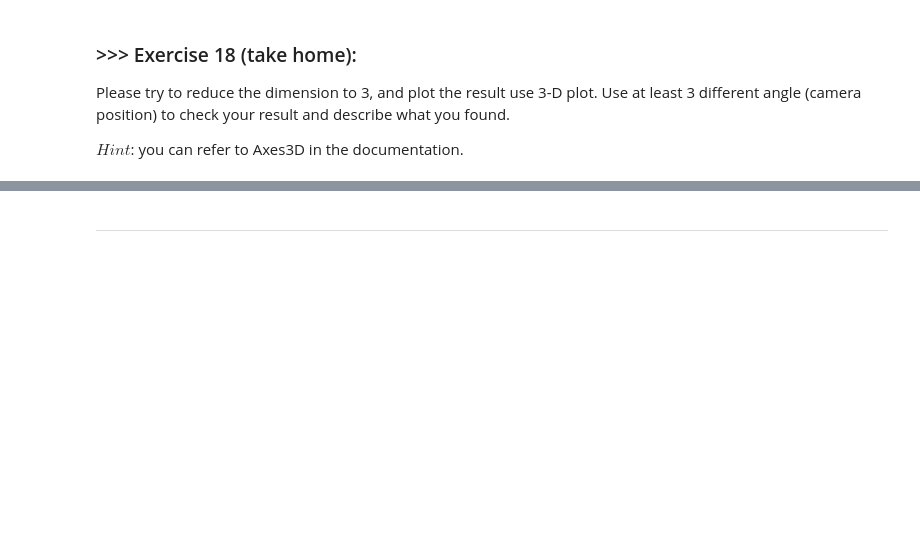
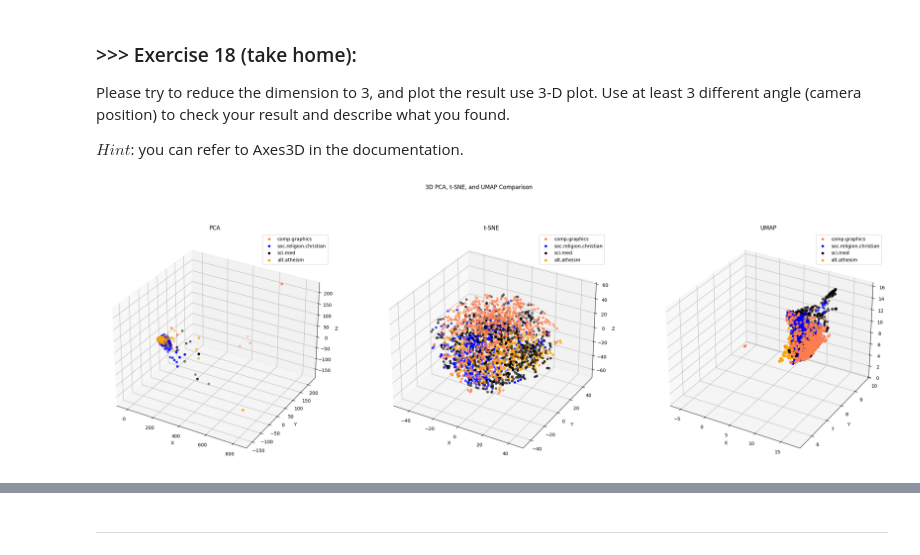
Before and after one commit to 112020035/DM2025-Lab1-Exercise, a Jupyter notebook: DM2025-Lab1-Master.ipynb, the cells around one changed output, grey strips where cells are left out. Drawn from its saved outputs; the diff is of its cells as text; code cells hidden in the pictures; blank space fills up the shorter version.

```diff
--- a/DM2025-Lab1-Master.ipynb
+++ b/DM2025-Lab1-Master.ipynb
@@ -2135,0 +2318,32 @@ $Hint$: you can refer to Axes3D in the documentation.
+# %%
+X_pca_aug = PCA(n_components=3).fit_transform(augmented_df.values)
+X_tsne_aug = TSNE(n_components=3).fit_transform(augmented_df.values)
+X_umap_aug = umap.UMAP(n_components=3).fit_transform(augmented_df.values)
+# %%
+from mpl_toolkits.mplot3d import Axes3D
+
+col = ['coral', 'blue', 'black', 'orange']
+categories = X['category_name'].unique()
+
+fig = plt.figure(figsize=(30, 10))
+fig.suptitle('3D PCA, t-SNE, and UMAP Comparison')
+
+axes = [fig.add_subplot(1, 3, i+1, projection='3d') for i in range(3)]
+
+def plot_scatter_3d(ax, X_reduced, title):
+    for c, category in zip(col, categories):
+        subset = X_reduced[X['category_name'] == category]
+        ax.scatter(subset[:, 0], subset[:, 1], subset[:, 2], c=c, label=category)
+    ax.set_title(title)
+    ax.set_xlabel('X')
+    ax.set_ylabel('Y')
+    ax.set_zlabel('Z')
+    ax.legend(loc='upper right')
+
+plot_scatter_3d(axes[0], X_pca_aug, 'PCA')
+plot_scatter_3d(axes[1], X_tsne_aug, 't-SNE')
+plot_scatter_3d(axes[2], X_umap_aug, 'UMAP')
+
+plt.show()
+# %% [output]
+[figure, added]
```
Also changed, not shown: parts of 56 cells of this notebook, 10 other files.
